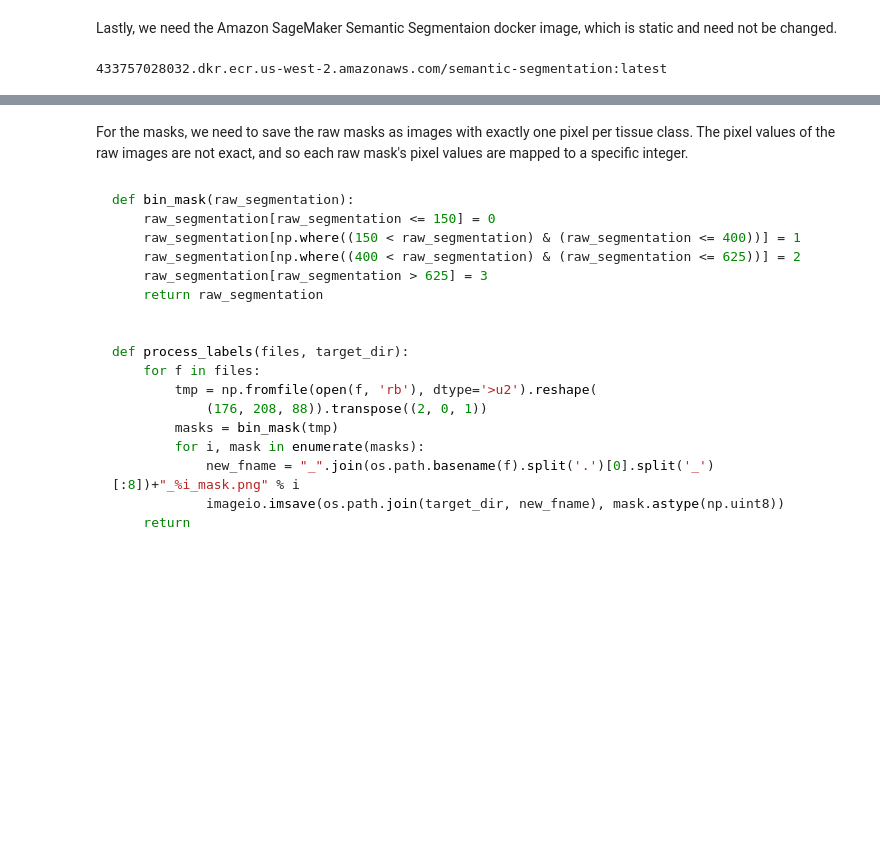
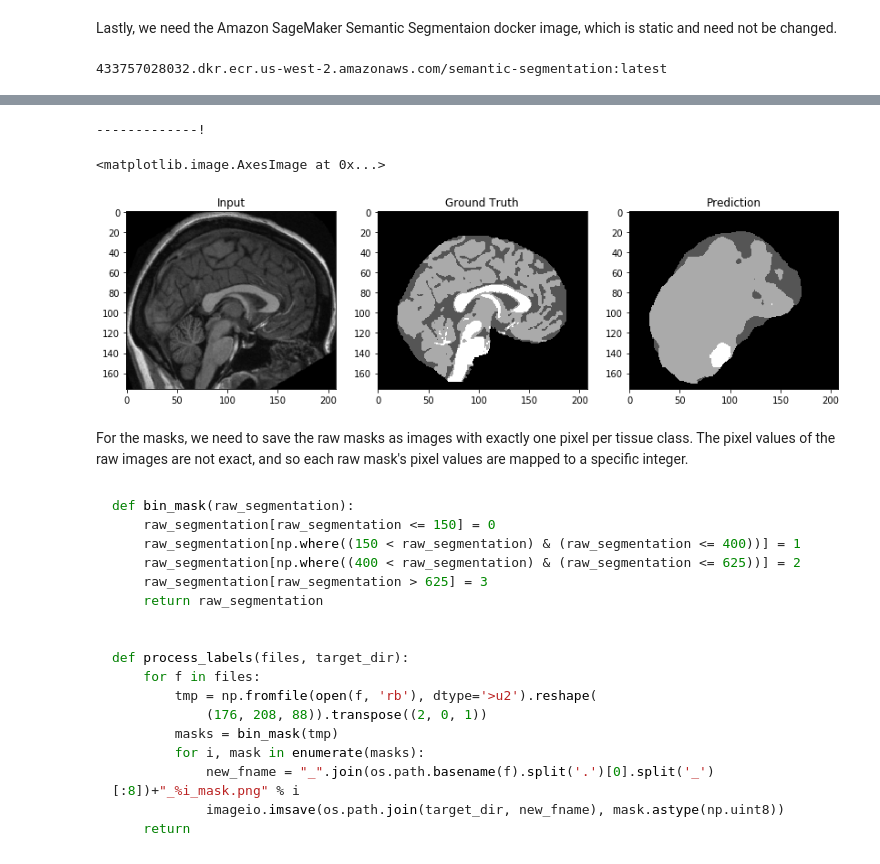
Before and after one commit to michaelhsieh42/amazon-sagemaker-brain-segmentation, a Jupyter notebook: mxnet_brain_segmentation.ipynb, the cells around one changed output, grey strips where cells are left out. Drawn from its saved outputs; the diff is of its cells as text; code cells hidden in the pictures; blank space fills up the shorter version.

Commit message:
- implemented the .fit() and testing of deployed endpoint.

```diff
--- a/mxnet_brain_segmentation.ipynb
+++ b/mxnet_brain_segmentation.ipynb
@@ -326,6 +322,8 @@ print (training_image)
 # %%
 builtin_seg_job = 'DEMO-semantic-segmentation-job-' + \
     time.strftime("%Y-%m-%d-%H-%M-%S", time.gmtime())
+
+s3_output_location='s3://{}/{}/{}'.format(data_bucket, data_prefix, builtin_seg_job)
 
 # Create the sagemaker estimator object.
 ss_model = sagemaker.estimator.Estimator(training_image,
@@ -335,7 +333,7 @@ ss_model = sagemaker.estimator.Estimator(training_image,
                                          train_volume_size = 50,
                                          train_max_run = 360000,
                                          output_path = s3_output_location,
-                                         base_job_name = 'ss-notebook-demo',
+                                         base_job_name = builtin_seg_job,
                                          sagemaker_session = sagemaker_session)
 
 
@@ -344,14 +342,16 @@ ss_model.set_hyperparameters(backbone='resnet-50', # This is the encoder. Other
                              algorithm='fcn', # This is the decoder. Other option is 'psp' and 'deeplab'
                              use_pretrained_model='True', # Use the pre-trained model.
                              crop_size=240, # Size of image random crop.
-                             num_classes=21, # Pascal has 21 classes. This is a mandatory parameter.
-                             epochs=10, # Number of epochs to run.
+                             num_classes=4, # white matter, gray matter, CSF, and background
+                             epochs=3, # Number of epochs to run.
                              learning_rate=0.0001,
                              optimizer='rmsprop', # Other options include 'adam', 'rmsprop', 'nag', 'adagrad'.
                              lr_scheduler='poly', # Other options include 'cosine' and 'step'.
                              mini_batch_size=16, # Setup some mini batch size.
                              validation_mini_batch_size=16,
-                             early_stopping=True, # Turn on early stopping. If OFF, other early stopping parameters are ignored.
-                             early_stopping_patience=2, # Tolerate these many epochs if the mIoU doens't increase.
-                             early_stopping_min_epochs=10, # No matter what, run these many number of epochs.
+                             early_stopping=False, # Turn on early stopping. If OFF, other early stopping parameters are ignored.
                              num_training_samples=num_training_samples) # This is a mandatory parameter, 1464 in this case.
+#        early_stopping_patience=2, # Tolerate these many epochs if the mIoU doens't increase.
+#        early_stopping_min_epochs=10, # No matter what, run these many number of epochs.
+
+ss_model.fit(inputs=data_channels, wait=True)
@@ -358,3 +376,36 @@ ss_model.set_hyperparameters(backbone='resnet-50', # This is the encoder. Other
+# %%
+ss_predictor = ss_model.deploy(instance_type='ml.c5.xlarge', initial_instance_count=1,
+                               endpoint_name=builtin_seg_job)
+# %% [output]
+-------------!
+# %%
+ss_predictor.content_type = 'image/jpeg'
+ss_predictor.accept = 'image/png'
+# %%
+import io
+test_id='OAS1_0025_MR1_mpr_n4_anon_111_t88_43.png'
+test_brain = imageio.imread(os.path.join(validation_dir, test_id))
+test_mask = imageio.imread(os.path.join(validation_mask_dir, test_id))
+
+with open(os.path.join(validation_dir, test_id), 'rb') as image:
+    img = image.read()
+    img = bytearray(img)
+
+response = ss_predictor.predict(img)
+output = np.array(imageio.imread(io.BytesIO(response)))
+plt.figure(figsize=(14, 14))
+plt.subplot(131)
+plt.title('Input')
+plt.imshow(test_brain, cmap=plt.cm.gray)
+plt.subplot(132)
+plt.title('Ground Truth')
+plt.imshow(test_mask, cmap=plt.cm.gray)
+plt.subplot(133)
+plt.title('Prediction')
+plt.imshow(output, cmap=plt.cm.gray)
+# %% [output]
+<matplotlib.image.AxesImage at 0x...>
+[figure, added]
 # %% [markdown]
 For the masks, we need to save the raw masks as images with exactly one pixel per tissue class. The pixel values of the raw images are not exact, and so each raw mask's pixel values are mapped to a specific integer.
 # %% [markdown]
```
Also changed, not shown: parts of 2 cells of this notebook.
